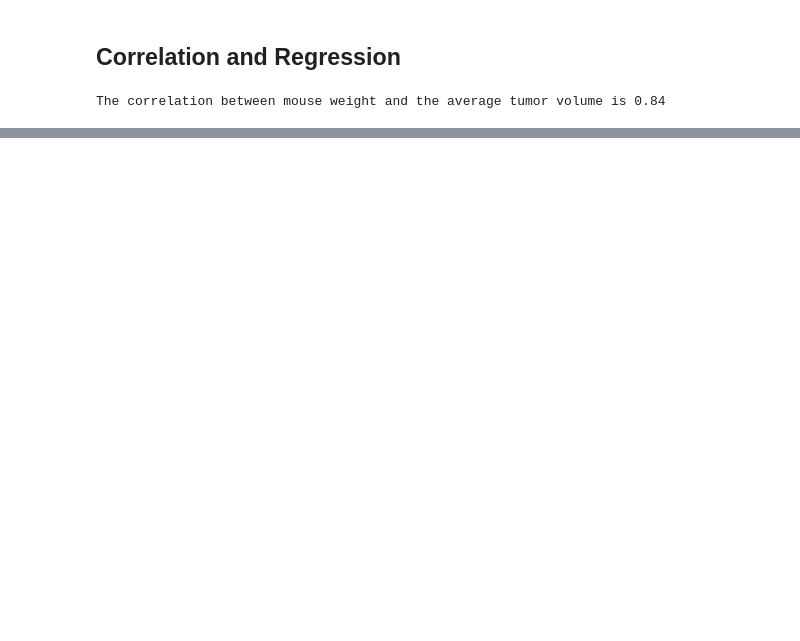
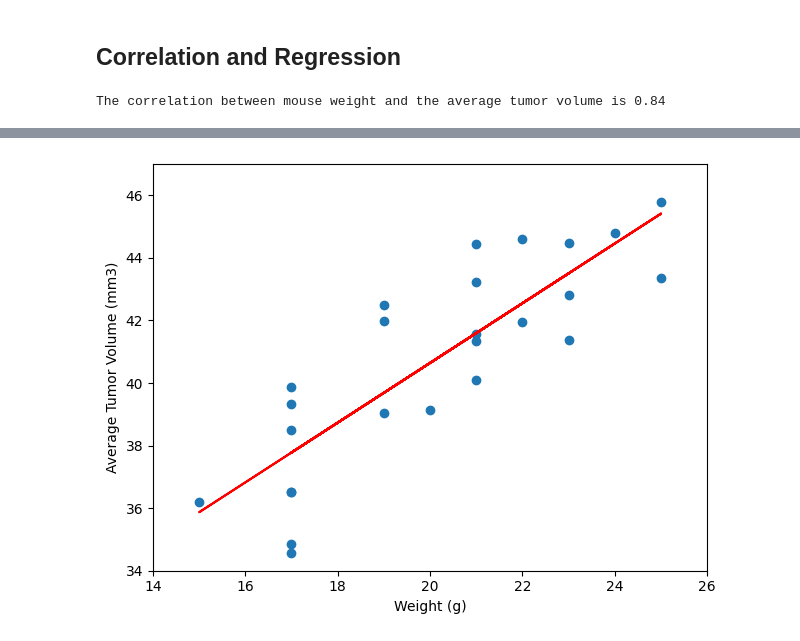
Before and after one commit to SivangiRaychoudhury/data_visualization-challenge, a Jupyter notebook: Pymaceuticals/pymaceuticals_starter.ipynb, the cells around one changed output, grey strips where cells are left out. Cells and saved outputs as stored; diff of their text form; code cells hidden in the pictures; blank space fills up the shorter version.

```diff
--- a/Pymaceuticals/pymaceuticals_starter.ipynb
+++ b/Pymaceuticals/pymaceuticals_starter.ipynb
@@ -279,18 +342,17 @@ mousewt = drugname_df.groupby(["Mouse ID"])["Weight (g)"].mean()  #x_values
 average_volume = drugname_df.groupby(["Mouse ID"])["Tumor Volume (mm3)"].mean() #y_values
 
 corr = st.pearsonr(mousewt, average_volume)
-slope, intercept, rvalue, pvalue, stderr = linregress(mousewt, average_volume)
-regression_values = mousewt * slope + intercept # y=mx+b
+(slope, intercept, rvalue, pvalue, stderr) = linregress(mousewt, average_volume)
+line_eqn = mousewt * slope + intercept # y=mx+b (regression value)
 print(f"The correlation between mouse weight and the average tumor volume is {corr[0]:.2f}")
 plt.xlabel("Weight (g)")
 plt.ylabel("Average Tumor Volume (mm3)")
 plt.xlim(14,26)
 plt.ylim(34,47)
 plt.scatter(mousewt, average_volume)
-plt.plot(mousewt, regression_values, "r-")
-
+plt.plot(mousewt, line_eqn, "r-")
 plt.tight_layout()
+#plt.savefig("correg.png")
 plt.show()
-#plt.savefig("correg.png")
 # %% [output]
 The correlation between mouse weight and the average tumor volume is 0.84
@@ -298,0 +359 @@ The correlation between mouse weight and the average tumor volume is 0.84
+[figure, added]
```
Also changed, not shown: parts of 13 cells of this notebook, 8 other files.
